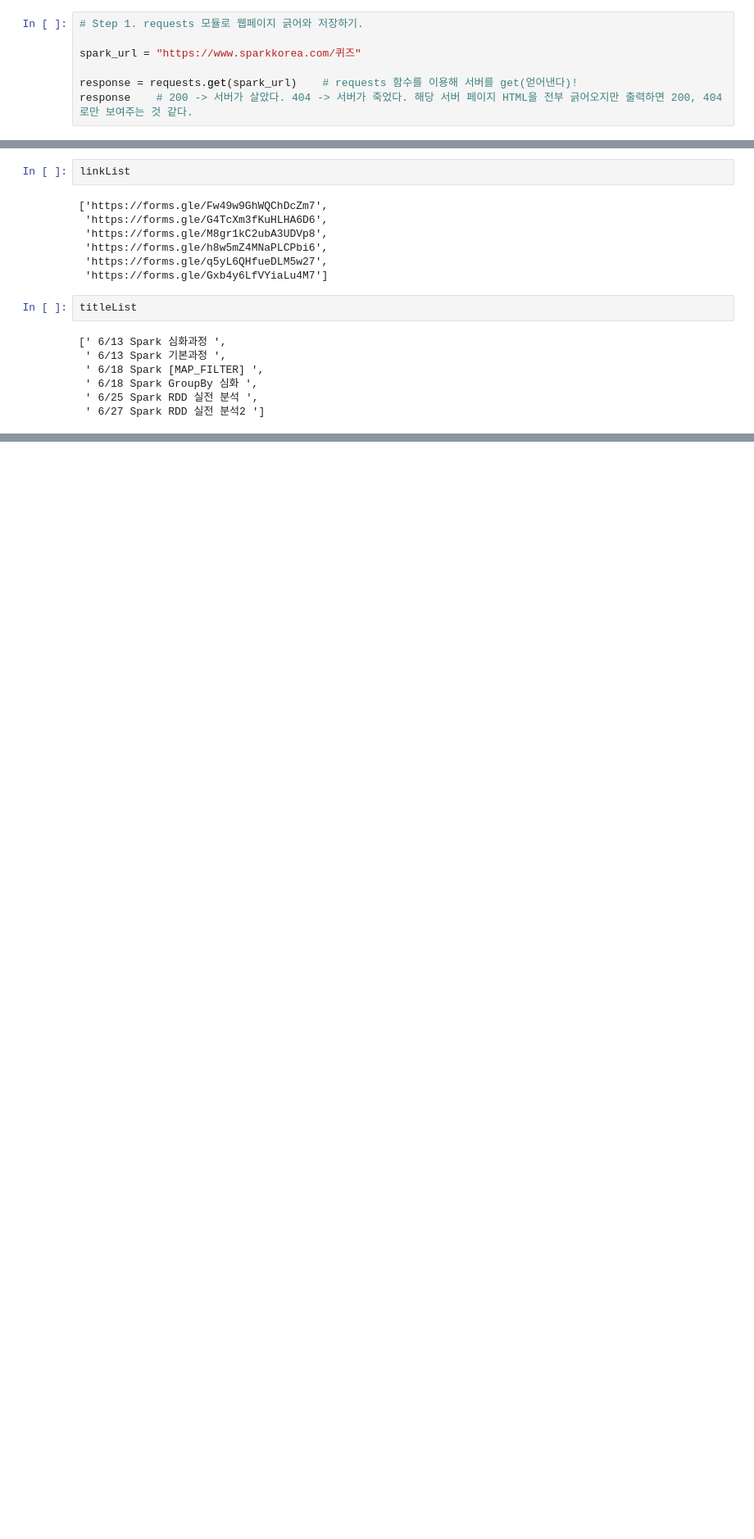
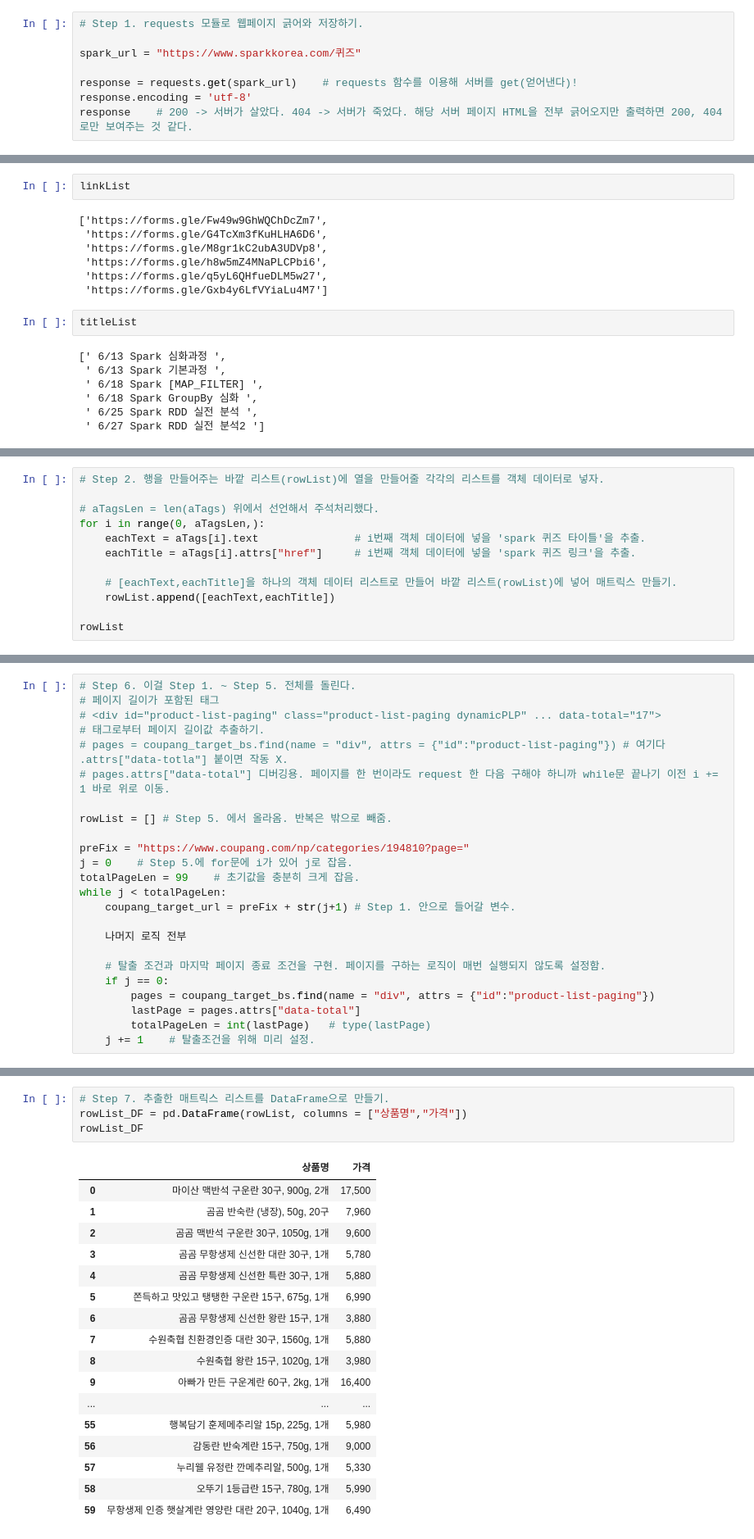
Before and after one commit to sbpark88/Python_Study, a Jupyter notebook: lecture/Study 4.13.ipynb, the cells around one changed output, grey strips where cells are left out. Shown at 82% size. Cells and saved outputs as stored; diff of their text form; blank space fills up the shorter version.

Commit message:
H.W. Web Crawling - coupang.

```diff
--- a/lecture/Study 4.13.ipynb
+++ b/lecture/Study 4.13.ipynb
@@ -228,4 +260,5 @@ import pandas as pd     # 얘도 한 번에 선언할 수는 있지만 그러면
 spark_url = "https://www.sparkkorea.com/퀴즈"
 
 response = requests.get(spark_url)    # requests 함수를 이용해 서버를 get(얻어낸다)!
+response.encoding = 'utf-8'
 response    # 200 -> 서버가 살았다. 404 -> 서버가 죽었다. 해당 서버 페이지 HTML을 전부 긁어오지만 출력하면 200, 404로만 보여주는 것 같다.
@@ -475,0 +561,12 @@ response.status_code            # 다음의 상태 코드를 보여줘.
+# %%
+# Step 2. 행을 만들어주는 바깥 리스트(rowList)에 열을 만들어줄 각각의 리스트를 객체 데이터로 넣자.
+
+# aTagsLen = len(aTags) 위에서 선언해서 주석처리했다.
+for i in range(0, aTagsLen,):
+    eachText = aTags[i].text               # i번째 객체 데이터에 넣을 'spark 퀴즈 타이틀'을 추출.
+    eachTitle = aTags[i].attrs["href"]     # i번째 객체 데이터에 넣을 'spark 퀴즈 링크'을 추출.
+
+    # [eachText,eachTitle]을 하나의 객체 데이터 리스트로 만들어 바깥 리스트(rowList)에 넣어 매트릭스 만들기.
+    rowList.append([eachText,eachTitle])
+
+rowList
@@ -475,0 +747,24 @@ response.status_code            # 다음의 상태 코드를 보여줘.
+# %%
+# Step 6. 이걸 Step 1. ~ Step 5. 전체를 돌린다.
+# 페이지 길이가 포함된 태그
+# <div id="product-list-paging" class="product-list-paging dynamicPLP" ... data-total="17">
+# 태그로부터 페이지 길이값 추출하기.
+# pages = coupang_target_bs.find(name = "div", attrs = {"id":"product-list-paging"}) # 여기다 .attrs["data-totla"] 붙이면 작동 X.
+# pages.attrs["data-total"] 디버깅용. 페이지를 한 번이라도 request 한 다음 구해야 하니까 while문 끝나기 이전 i += 1 바로 위로 이동.
+
+rowList = [] # Step 5. 에서 올라옴. 반복은 밖으로 빼줌.
+
+preFix = "https://www.coupang.com/np/categories/194810?page="
+j = 0    # Step 5.에 for문에 i가 있어 j로 잡음.
+totalPageLen = 99    # 초기값을 충분히 크게 잡음.
+while j < totalPageLen:
+    coupang_target_url = preFix + str(j+1) # Step 1. 안으로 들어갈 변수.
+
+    나머지 로직 전부
+
+    # 탈출 조건과 마지막 페이지 종료 조건을 구현. 페이지를 구하는 로직이 매번 실행되지 않도록 설정함.
+    if j == 0:
+        pages = coupang_target_bs.find(name = "div", attrs = {"id":"product-list-paging"})
+        lastPage = pages.attrs["data-total"]
+        totalPageLen = int(lastPage)   # type(lastPage)
+    j += 1    # 탈출조건을 위해 미리 설정.
@@ -475,0 +944,22 @@ response.status_code            # 다음의 상태 코드를 보여줘.
+# %%
+# Step 7. 추출한 매트릭스 리스트를 DataFrame으로 만들기.
+rowList_DF = pd.DataFrame(rowList, columns = ["상품명","가격"])
+rowList_DF
+# %% [output]
+|  | 상품명 | 가격 |
+| 0 | 마이산 맥반석 구운란 30구, 900g, 2개 | 17,500 |
+| 1 | 곰곰 반숙란 (냉장), 50g, 20구 | 7,960 |
+| 2 | 곰곰 맥반석 구운란 30구, 1050g, 1개 | 9,600 |
+| 3 | 곰곰 무항생제 신선한 대란 30구, 1개 | 5,780 |
+| 4 | 곰곰 무항생제 신선한 특란 30구, 1개 | 5,880 |
+| 5 | 쫀득하고 맛있고 탱탱한 구운란 15구, 675g, 1개 | 6,990 |
+| 6 | 곰곰 무항생제 신선한 왕란 15구, 1개 | 3,880 |
+| 7 | 수원축협 친환경인증 대란 30구, 1560g, 1개 | 5,880 |
+| 8 | 수원축협 왕란 15구, 1020g, 1개 | 3,980 |
+| 9 | 아빠가 만든 구운계란 60구, 2kg, 1개 | 16,400 |
+| ... | ... | ... |
+| 55 | 행복담기 훈제메추리알 15p, 225g, 1개 | 5,980 |
+| 56 | 감동란 반숙계란 15구, 750g, 1개 | 9,000 |
+| 57 | 누리웰 유정란 깐메추리알, 500g, 1개 | 5,330 |
+| 58 | 오뚜기 1등급란 15구, 780g, 1개 | 5,990 |
+| 59 | 무항생제 인증 햇살계란 영양란 대란 20구, 1040g, 1개 | 6,490 |
```
Also changed, not shown: parts of 75 cells of this notebook.
